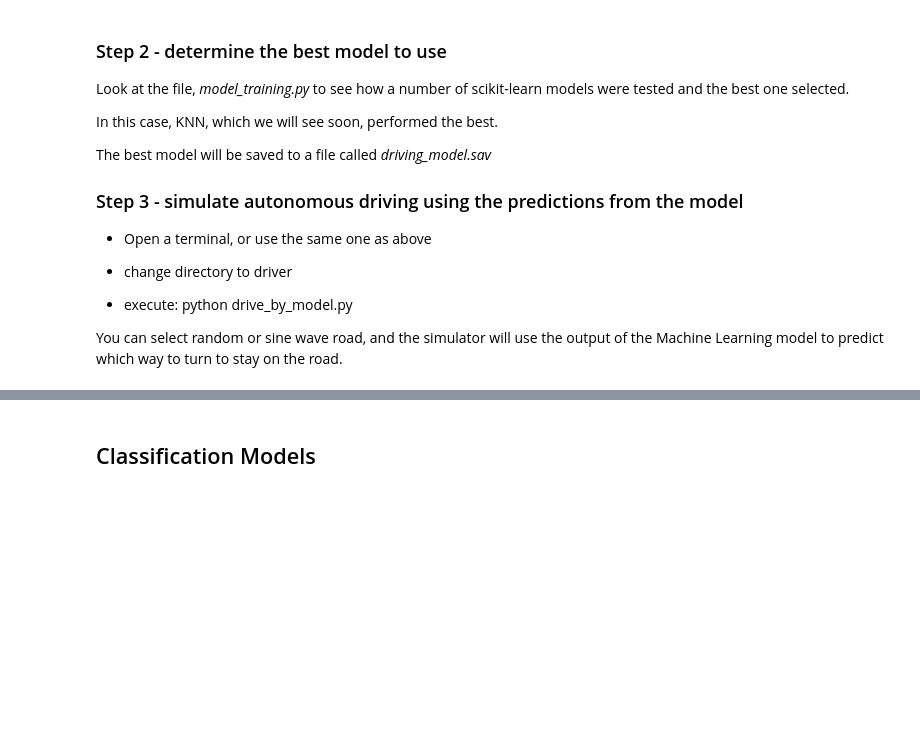
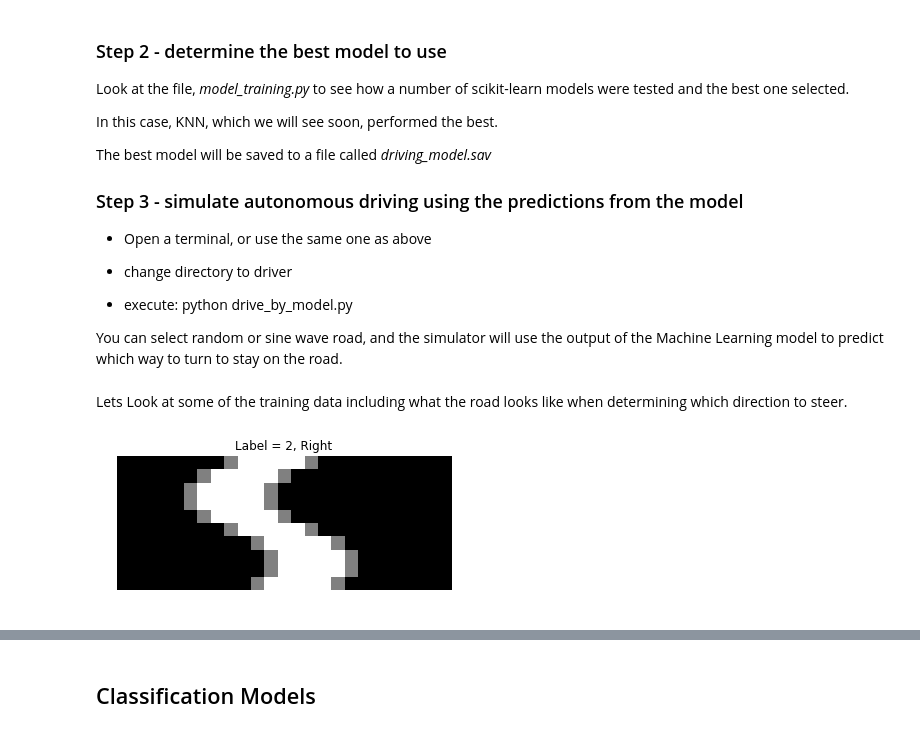
Before and after one commit to youngsoul/supervised-machine-learning-with-scikit-learn, a Jupyter notebook: SupervisedLearningWithScikitLearn.ipynb, the cells around one changed output, grey strips where cells are left out. Cells and saved outputs as stored; diff of their text form; code cells hidden in the pictures; blank space fills up the shorter version.

Commit message:
show example of the driver training data

```diff
--- a/SupervisedLearningWithScikitLearn.ipynb
+++ b/SupervisedLearningWithScikitLearn.ipynb
@@ -269,3 +269,28 @@ The best model will be saved to a file called *driving_model.sav*
 - execute: python drive_by_model.py
 
 You can select random or sine wave road, and the simulator will use the output of the Machine Learning model to predict which way to turn to stay on the road.
+# %% [markdown]
+Lets Look at some of the training data including what the road looks like when determining which direction to steer.
+# %%
+import pandas as pd
+import numpy as np
+
+df = pd.read_csv('./driver/training.csv', header=None)
+matrix = df.values
+direction = ['Left', 'Straight', 'Right']
+
+%matplotlib inline
+import matplotlib.pyplot as plt
+
+def show_road(img, caption='', subplot=None):
+    if subplot==None:
+        _,(subplot)=plt.subplots(1,1)
+    imgr=img.reshape((10,25))
+    subplot.axis('off')
+    subplot.imshow(imgr, cmap='gray')
+    plt.title(caption)
+# %%
+row = 15
+show_road(matrix[row][1:], "Label = {}, {}".format(matrix[row][0], direction[matrix[row][0]]))
+# %% [output]
+[figure, added]
```
Also changed, not shown: parts of 2 cells of this notebook.
